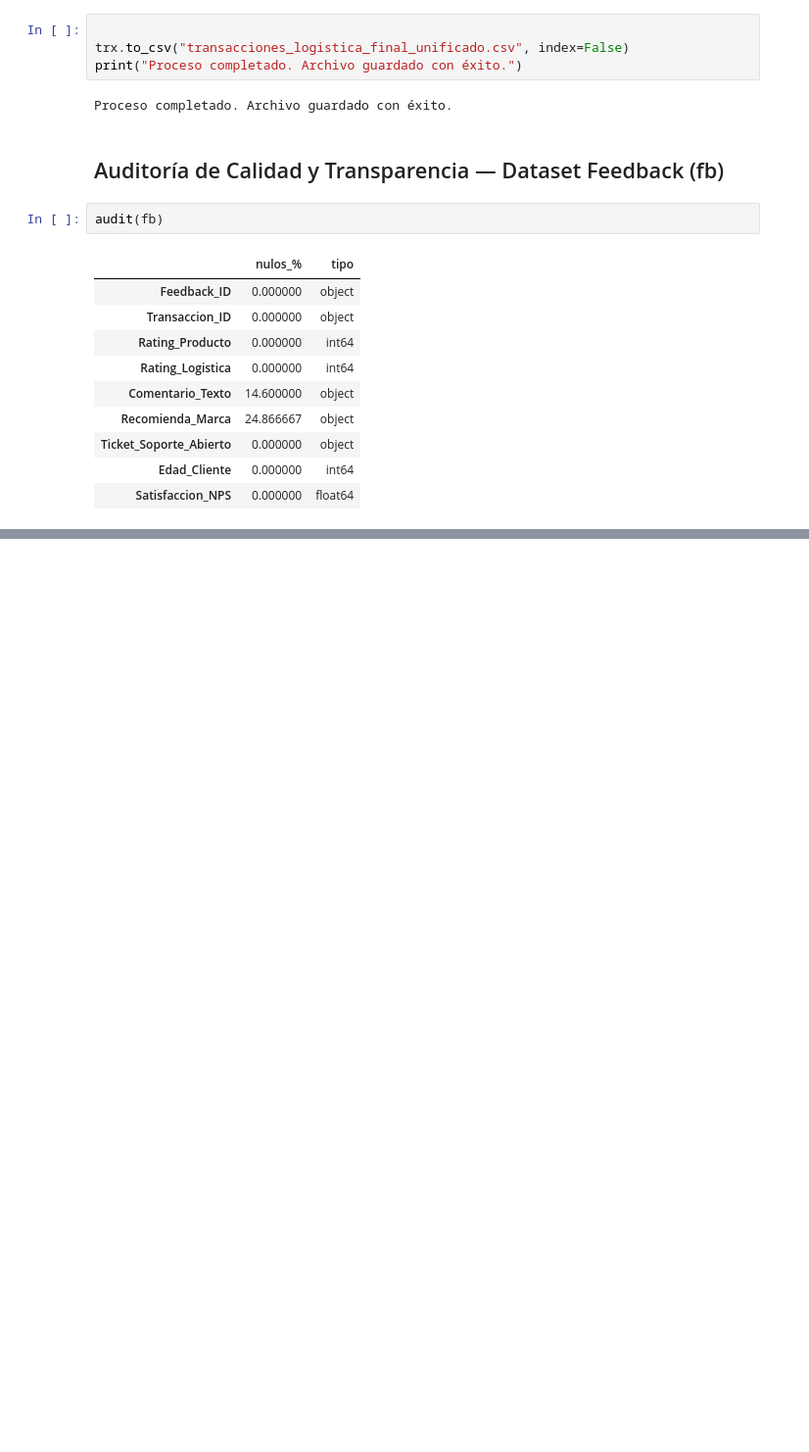
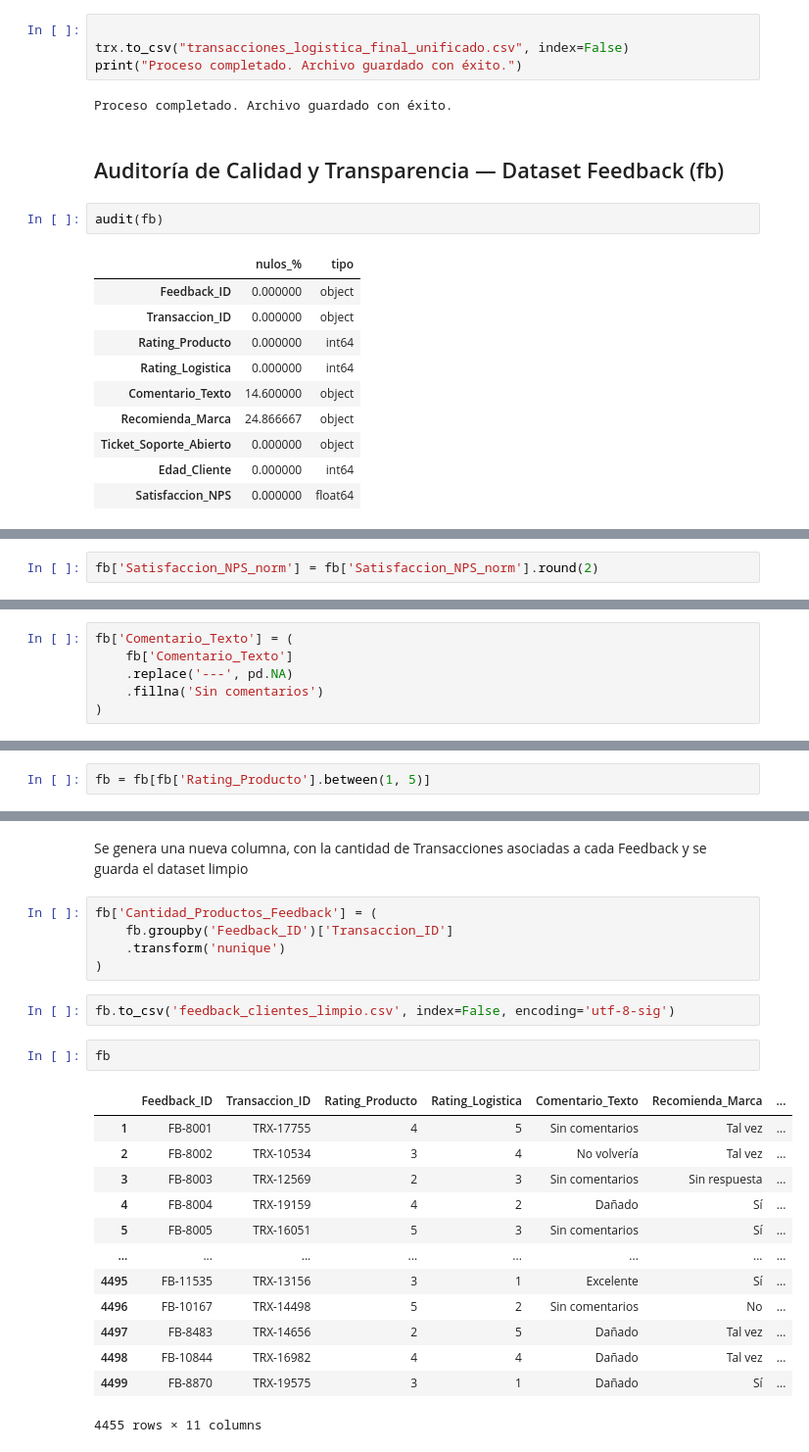
Before and after one commit to carlosmunoz97/protocolo-calidad-consultores-senior, a Jupyter notebook: auditoria_transparencia.ipynb, the cells around one changed output, grey strips where cells are left out. Shown at 98% size. Saved outputs shown, nothing was run; the diff lists cells and outputs as text; blank space fills up the shorter version.

```diff
--- a/auditoria_transparencia.ipynb
+++ b/auditoria_transparencia.ipynb
@@ -547,0 +665,2 @@ audit(fb)
+# %%
+fb['Satisfaccion_NPS_norm'] = fb['Satisfaccion_NPS_norm'].round(2)
@@ -547,0 +682,6 @@ audit(fb)
+# %%
+fb['Comentario_Texto'] = (
+    fb['Comentario_Texto']
+    .replace('---', pd.NA)
+    .fillna('Sin comentarios')
+)
@@ -547,0 +727,2 @@ audit(fb)
+# %%
+fb = fb[fb['Rating_Producto'].between(1, 5)]
@@ -547,0 +764,25 @@ audit(fb)
+# %% [markdown]
+Se genera una nueva columna, con la cantidad de Transacciones asociadas a cada Feedback y se guarda el dataset limpio
+# %%
+fb['Cantidad_Productos_Feedback'] = (
+    fb.groupby('Feedback_ID')['Transaccion_ID']
+    .transform('nunique')
+)
+# %%
+fb.to_csv('feedback_clientes_limpio.csv', index=False, encoding='utf-8-sig')
+# %%
+fb
+# %% [output]
+|  | Feedback_ID | Transaccion_ID | Rating_Producto | Rating_Logistica | Comentario_Texto | Recomienda_Marca | ... |
+| 1 | FB-8001 | TRX-17755 | 4 | 5 | Sin comentarios | Tal vez | ... |
+| 2 | FB-8002 | TRX-10534 | 3 | 4 | No volvería | Tal vez | ... |
+| 3 | FB-8003 | TRX-12569 | 2 | 3 | Sin comentarios | Sin respuesta | ... |
+| 4 | FB-8004 | TRX-19159 | 4 | 2 | Dañado | Sí | ... |
+| 5 | FB-8005 | TRX-16051 | 5 | 3 | Sin comentarios | Sí | ... |
+| ... | ... | ... | ... | ... | ... | ... | ... |
+| 4495 | FB-11535 | TRX-13156 | 3 | 1 | Excelente | Sí | ... |
+| 4496 | FB-10167 | TRX-14498 | 5 | 2 | Sin comentarios | No | ... |
+| 4497 | FB-8483 | TRX-14656 | 2 | 5 | Dañado | Tal vez | ... |
+| 4498 | FB-10844 | TRX-16982 | 4 | 4 | Dañado | Tal vez | ... |
+| 4499 | FB-8870 | TRX-19575 | 3 | 1 | Dañado | Sí | ... |
+4455 rows × 11 columns
```
Also changed, not shown: parts of 27 cells of this notebook.
